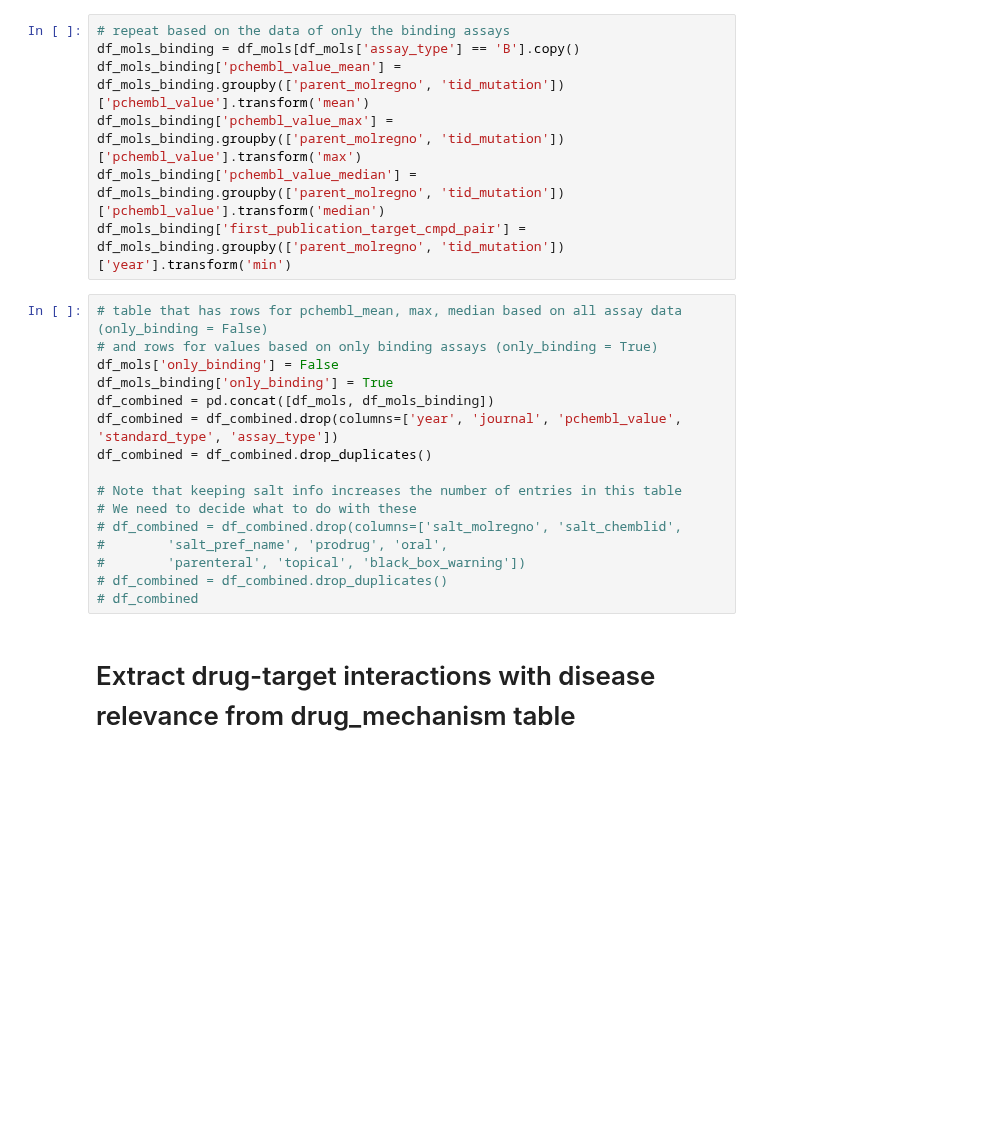
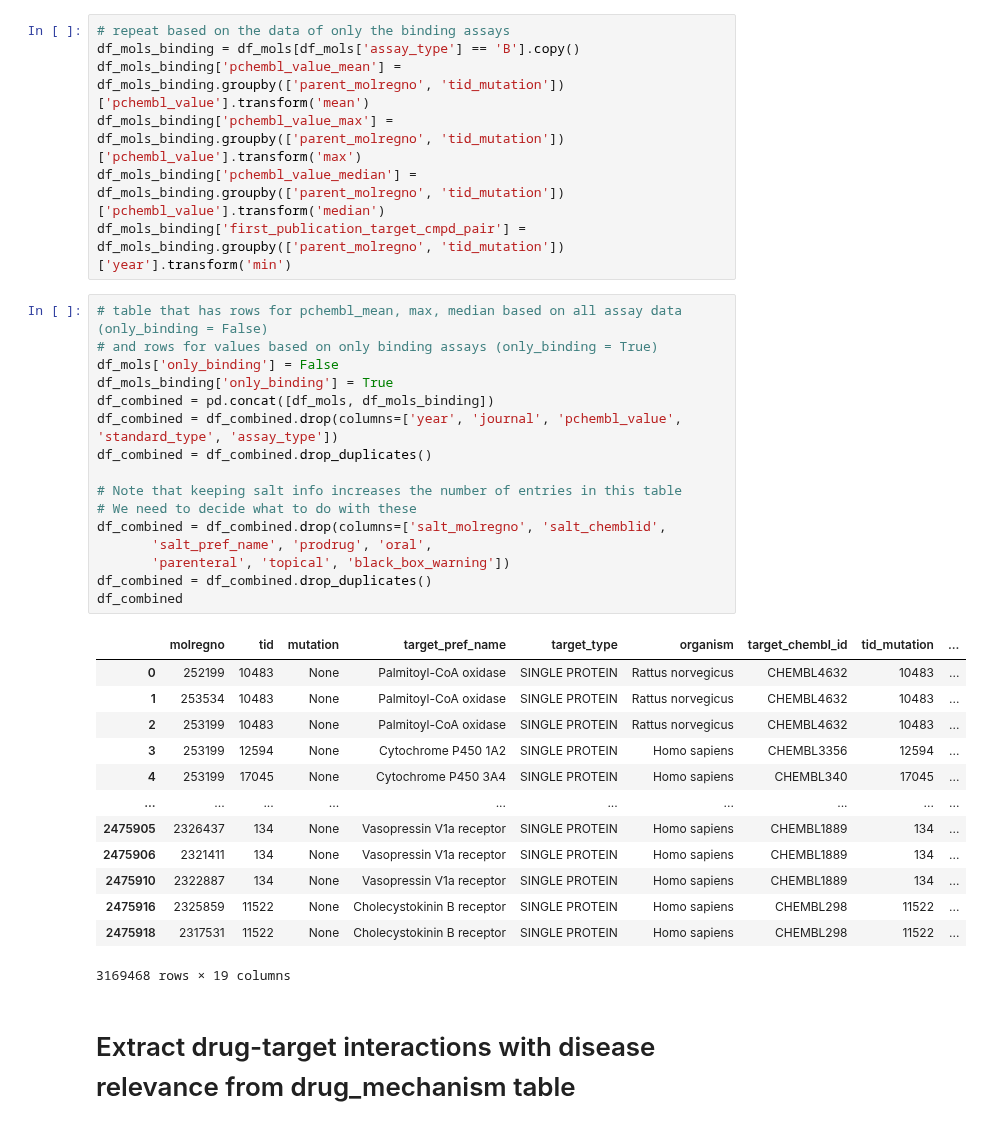
Before and after one commit to chembl/compound_target_pairs_dataset, a Jupyter notebook: Leeson_dataset_extraction.ipynb, the cells around one changed output. Saved outputs shown, nothing was run; the diff lists cells and outputs as text; blank space fills up the shorter version.

```diff
--- a/Leeson_dataset_extraction.ipynb
+++ b/Leeson_dataset_extraction.ipynb
@@ -295,19 +295,33 @@ df_mols_binding['first_publication_target_cmpd_pair'] = df_mols_binding.groupby(
 # %%
 # table that has rows for pchembl_mean, max, median based on all assay data (only_binding = False)
 # and rows for values based on only binding assays (only_binding = True)
 df_mols['only_binding'] = False
 df_mols_binding['only_binding'] = True
 df_combined = pd.concat([df_mols, df_mols_binding])
 df_combined = df_combined.drop(columns=['year', 'journal', 'pchembl_value', 'standard_type', 'assay_type'])
 df_combined = df_combined.drop_duplicates()
 
 # Note that keeping salt info increases the number of entries in this table
 # We need to decide what to do with these
-# df_combined = df_combined.drop(columns=['salt_molregno', 'salt_chemblid',
-#        'salt_pref_name', 'prodrug', 'oral',
-#        'parenteral', 'topical', 'black_box_warning'])
-# df_combined = df_combined.drop_duplicates()
-# df_combined
+df_combined = df_combined.drop(columns=['salt_molregno', 'salt_chemblid',
+       'salt_pref_name', 'prodrug', 'oral',
+       'parenteral', 'topical', 'black_box_warning'])
+df_combined = df_combined.drop_duplicates()
+df_combined
+# %% [output]
+|  | molregno | tid | mutation | target_pref_name | target_type | organism | target_chembl_id | tid_mutation | ... |
+| 0 | 252199 | 10483 | None | Palmitoyl-CoA oxidase | SINGLE PROTEIN | Rattus norvegicus | CHEMBL4632 | 10483 | ... |
+| 1 | 253534 | 10483 | None | Palmitoyl-CoA oxidase | SINGLE PROTEIN | Rattus norvegicus | CHEMBL4632 | 10483 | ... |
+| 2 | 253199 | 10483 | None | Palmitoyl-CoA oxidase | SINGLE PROTEIN | Rattus norvegicus | CHEMBL4632 | 10483 | ... |
+| 3 | 253199 | 12594 | None | Cytochrome P450 1A2 | SINGLE PROTEIN | Homo sapiens | CHEMBL3356 | 12594 | ... |
+| 4 | 253199 | 17045 | None | Cytochrome P450 3A4 | SINGLE PROTEIN | Homo sapiens | CHEMBL340 | 17045 | ... |
+| ... | ... | ... | ... | ... | ... | ... | ... | ... | ... |
+| 2475905 | 2326437 | 134 | None | Vasopressin V1a receptor | SINGLE PROTEIN | Homo sapiens | CHEMBL1889 | 134 | ... |
+| 2475906 | 2321411 | 134 | None | Vasopressin V1a receptor | SINGLE PROTEIN | Homo sapiens | CHEMBL1889 | 134 | ... |
+| 2475910 | 2322887 | 134 | None | Vasopressin V1a receptor | SINGLE PROTEIN | Homo sapiens | CHEMBL1889 | 134 | ... |
+| 2475916 | 2325859 | 11522 | None | Cholecystokinin B receptor | SINGLE PROTEIN | Homo sapiens | CHEMBL298 | 11522 | ... |
+| 2475918 | 2317531 | 11522 | None | Cholecystokinin B receptor | SINGLE PROTEIN | Homo sapiens | CHEMBL298 | 11522 | ... |
+3169468 rows × 19 columns
 # %% [markdown]
 # Extract drug-target interactions with disease relevance from drug_mechanism table
 # %%
```
Also changed, not shown: parts of 14 cells of this notebook.
